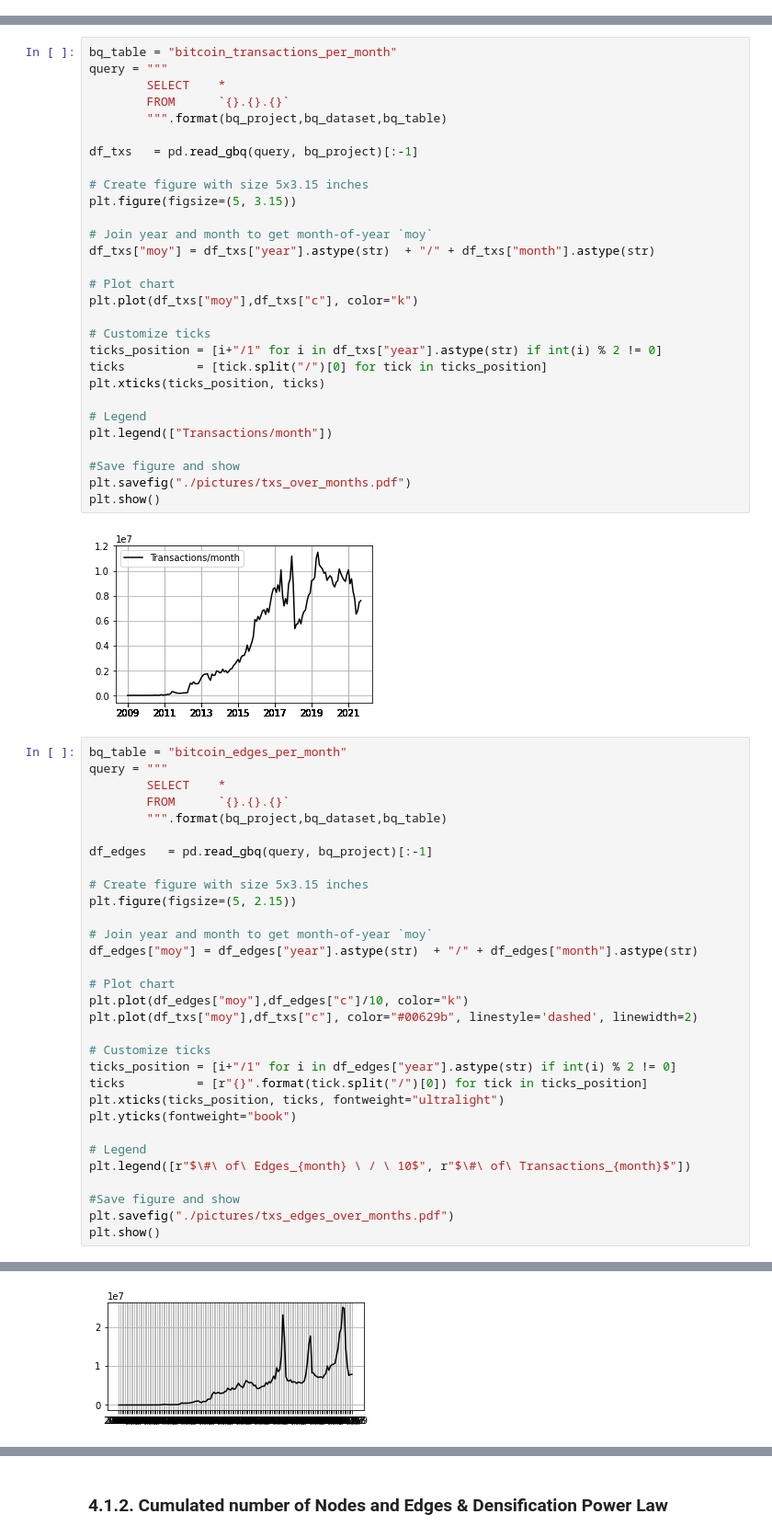
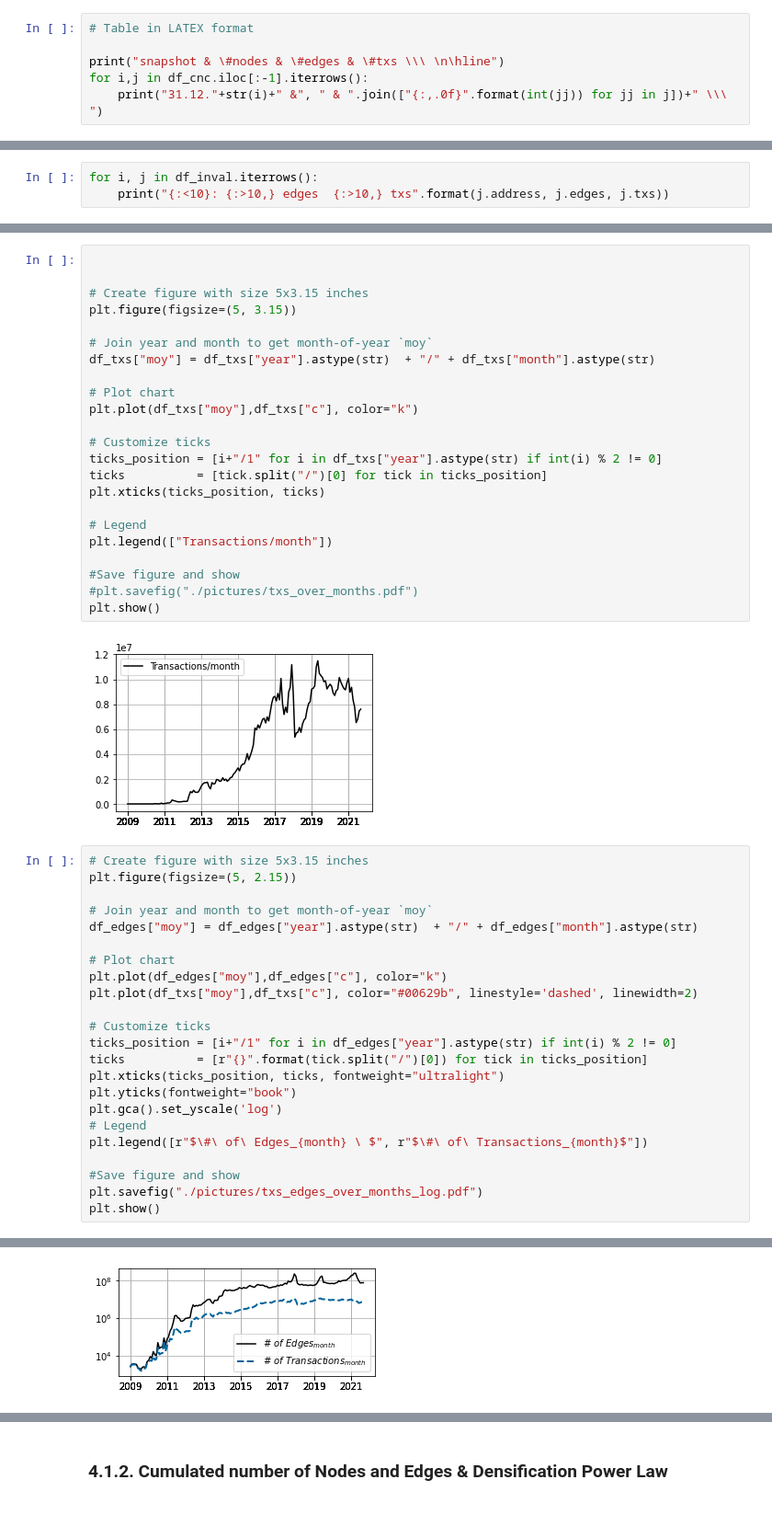
Before and after one commit to nerolation/python-bitcoin-scraper, a Jupyter notebook: btc-graph-analysis.ipynb, the cells around one changed output, grey strips where cells are left out. Shown at 92% size. Cells and saved outputs as stored; diff of their text form; blank space fills up the shorter version.

```diff
--- a/btc-graph-analysis.ipynb
+++ b/btc-graph-analysis.ipynb
@@ -246,0 +327,6 @@ if not os.path.isdir("./pictures"):
+# %%
+# Table in LATEX format
+
+print("snapshot & \#nodes & \#edges & \#txs \\\ \n\hline")
+for i,j in df_cnc.iloc[:-1].iterrows():
+    print("31.12."+str(i)+" &", " & ".join(["{:,.0f}".format(int(jj)) for jj in j])+" \\\ ")
@@ -246,0 +348,3 @@ if not os.path.isdir("./pictures"):
+# %%
+for i, j in df_inval.iterrows():
+    print("{:<10}: {:>10,} edges  {:>10,} txs".format(j.address, j.edges, j.txs))
@@ -249,13 +357,7 @@ if not os.path.isdir("./pictures"):
 # %% [markdown]
 ### 4.1.1. Transactions and edges per month
 # %%
-bq_table = "bitcoin_transactions_per_month"
-query = """
-        SELECT    *
-        FROM      `{}.{}.{}`
-        """.format(bq_project,bq_dataset,bq_table)
 
-df_txs   = pd.read_gbq(query, bq_project)[:-1]
 
 # Create figure with size 5x3.15 inches
 plt.figure(figsize=(5, 3.15))
@@ -275,19 +377,11 @@ plt.xticks(ticks_position, ticks)
 plt.legend(["Transactions/month"])
 
 #Save figure and show
-plt.savefig("./pictures/txs_over_months.pdf")
+#plt.savefig("./pictures/txs_over_months.pdf")
 plt.show()
 # %% [output]
 [figure]
 # %%
-bq_table = "bitcoin_edges_per_month"
-query = """
-        SELECT    *
-        FROM      `{}.{}.{}`
-        """.format(bq_project,bq_dataset,bq_table)
-
-df_edges   = pd.read_gbq(query, bq_project)[:-1]
-
 # Create figure with size 5x3.15 inches
 plt.figure(figsize=(5, 2.15))
 
@@ -295,7 +389,7 @@ plt.figure(figsize=(5, 2.15))
 df_edges["moy"] = df_edges["year"].astype(str)  + "/" + df_edges["month"].astype(str)
 
 # Plot chart
-plt.plot(df_edges["moy"],df_edges["c"]/10, color="k")
+plt.plot(df_edges["moy"],df_edges["c"], color="k")
 plt.plot(df_txs["moy"],df_txs["c"], color="#00629b", linestyle='dashed', linewidth=2)
 
 # Customize ticks
@@ -303,11 +397,11 @@ ticks_position = [i+"/1" for i in df_edges["year"].astype(str) if int(i) % 2 !=
 ticks          = [r"{}".format(tick.split("/")[0]) for tick in ticks_position]
 plt.xticks(ticks_position, ticks, fontweight="ultralight")
 plt.yticks(fontweight="book")
-
+plt.gca().set_yscale('log')
 # Legend
-plt.legend([r"$\#\ of\ Edges_{month} \ / \ 10$", r"$\#\ of\ Transactions_{month}$"])
+plt.legend([r"$\#\ of\ Edges_{month} \ $", r"$\#\ of\ Transactions_{month}$"])
 
 #Save figure and show
-plt.savefig("./pictures/txs_edges_over_months.pdf")
+plt.savefig("./pictures/txs_edges_over_months_log.pdf")
 plt.show()
 # %% [output]
@@ -315 +408 @@ NameError: name 'df_txs' is not defined
-[figure, old version]
+[figure, new version]
```
Also changed, not shown: parts of 36 cells of this notebook.
